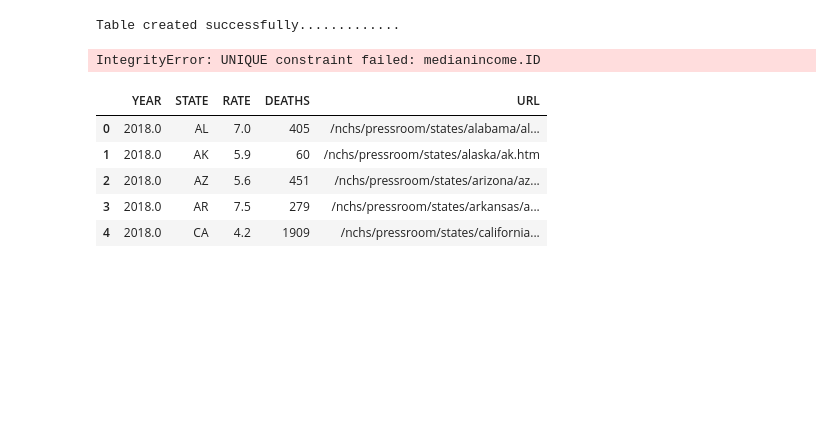
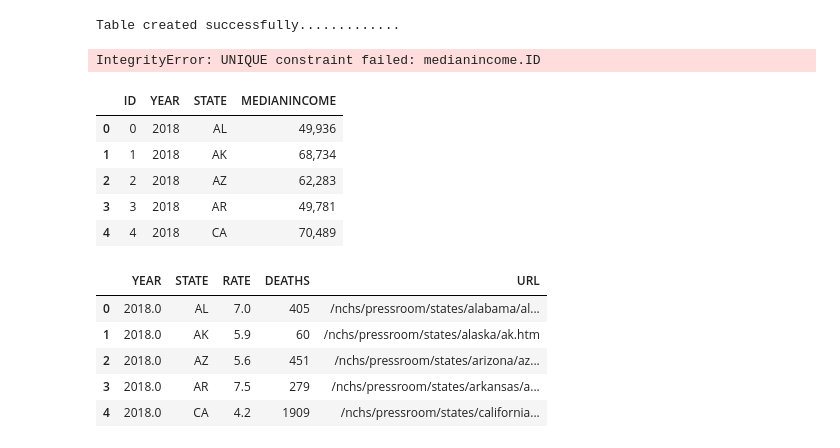
Before and after one commit to 0xyyyy/Infant_Mortality, a Jupyter notebook: Resources/app.ipynb, the cells around one changed output. Cells and saved outputs as stored; diff of their text form; code cells hidden in the pictures; blank space fills up the shorter version.

```diff
--- a/Resources/app.ipynb
+++ b/Resources/app.ipynb
@@ -296,6 +296,15 @@ medianincome_df.insert(0, "ID", range(0, len(medianincome_df)))
 medianincome_df.to_sql("medianincome", conn, if_exists='append', index=False)
 # %% [output]
 IntegrityError: UNIQUE constraint failed: medianincome.ID
+# %%
+medianincome_df.head()
+# %% [output]
+|  | ID | YEAR | STATE | MEDIANINCOME |
+| 0 | 0 | 2018 | AL | 49,936 |
+| 1 | 1 | 2018 | AK | 68,734 |
+| 2 | 2 | 2018 | AZ | 62,283 |
+| 3 | 3 | 2018 | AR | 49,781 |
+| 4 | 4 | 2018 | CA | 70,489 |
 # %%
 infant_df_2018 = pd.read_csv("Infant_Mortality_Rates_by_State.csv")
 infant_df_2018.head()
```
Also changed, not shown: parts of 18 cells of this notebook, 4 other files.
